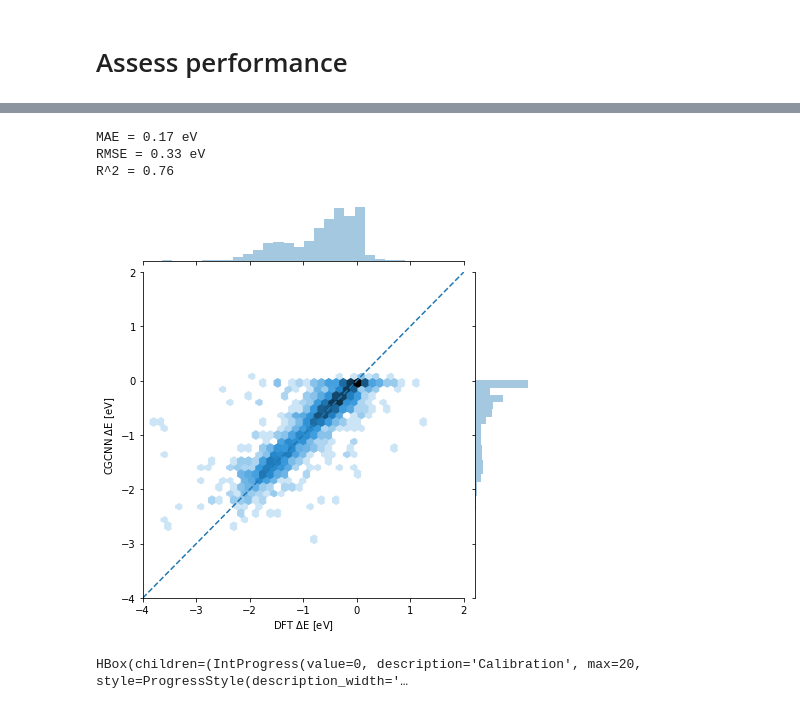
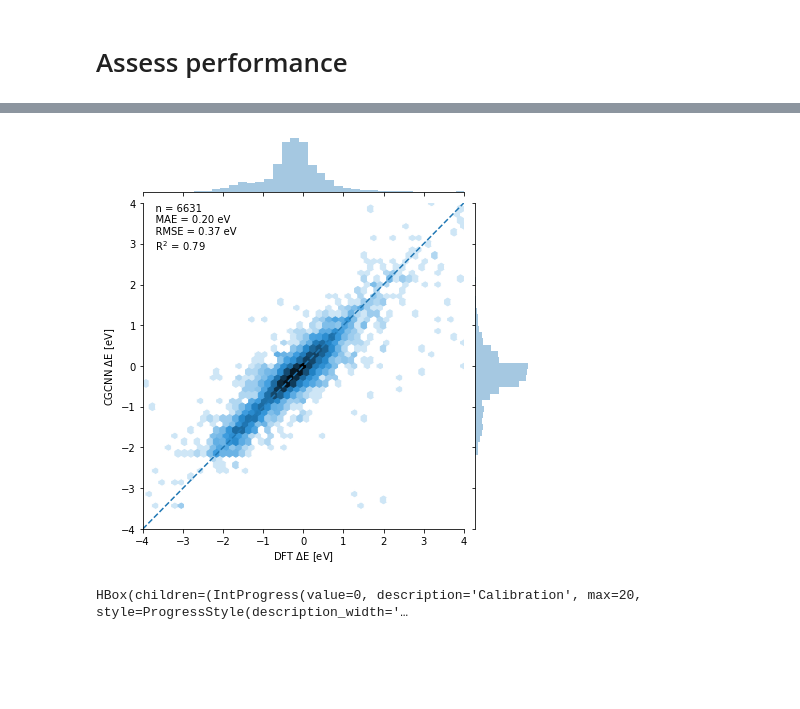
Before and after one commit to ulissigroup/uncertainty_benchmarking, a Jupyter notebook: PFGP/pfgp.ipynb, the cells around one changed output, grey strips where cells are left out. Cells and saved outputs as stored; diff of their text form; code cells hidden in the pictures; blank space fills up the shorter version.

```diff
--- a/PFGP/pfgp.ipynb
+++ b/PFGP/pfgp.ipynb
@@ -191,4 +201,4 @@ likelihood.eval()
 
 # Make the predictions
 with torch.no_grad(), gpytorch.settings.fast_pred_var():
-    preds = model(input_val)
+    %time preds = model(input_val)
@@ -195,37 +208,42 @@ with torch.no_grad(), gpytorch.settings.fast_pred_var():
-# %%
-%matplotlib inline
-import numpy as np
-from sklearn.metrics import mean_absolute_error, mean_squared_error, r2_score
-import seaborn as sns
-
-
-# Calculate the error metrics
-targets_pred = net.predict(sdts_val).reshape(-1)
-mae = mean_absolute_error(targets_val, targets_pred)
-rmse = np.sqrt(mean_squared_error(targets_val, targets_pred))
-r2 = r2_score(targets_val, targets_pred)
-
-# Report
-print('MAE = %.2f eV' % mae)
-print('RMSE = %.2f eV' % rmse)
-print('R^2 = %.2f' % r2)
-
-# Plot
-lims = [-4, 2]
-grid = sns.jointplot(targets_val.reshape(-1), targets_pred,
-                     kind='hex',
-                     bins='log',
-                     extent=lims+lims)
-_ = grid.ax_joint.set_xlim(lims)
-_ = grid.ax_joint.set_ylim(lims)
-_ = grid.ax_joint.plot(lims, lims, '--')
-_ = grid.ax_joint.set_xlabel('DFT $\Delta$E [eV]')
-_ = grid.ax_joint.set_ylabel('CGCNN $\Delta$E [eV]')
-# %% [output]
-MAE = 0.17 eV
-RMSE = 0.33 eV
-R^2 = 0.76
-[figure, removed]
+# %%
+%matplotlib inline
+import numpy as np
+from sklearn.metrics import mean_absolute_error, mean_squared_error, r2_score
+import seaborn as sns
+
+
+# Parse the predictions
+targets_pred = preds.mean
+
+# Plot
+lims = [-4, 4]
+grid = sns.jointplot(targets_val.reshape(-1), targets_pred,
+                     kind='hex',
+                     bins='log',
+                     extent=lims+lims)
+ax = grid.ax_joint
+_ = ax.set_xlim(lims)
+_ = ax.set_ylim(lims)
+_ = ax.plot(lims, lims, '--')
+_ = ax.set_xlabel('DFT $\Delta$E [eV]')
+_ = ax.set_ylabel('CGCNN $\Delta$E [eV]')
+
+# Calculate the error metrics
+mae = mean_absolute_error(targets_val, targets_pred)
+rmse = np.sqrt(mean_squared_error(targets_val, targets_pred))
+r2 = r2_score(targets_val, targets_pred)
+
+# Report
+text = ('    n = %i\n'
+        '    MAE = %.2f eV\n'
+        '    RMSE = %.2f eV\n'
+        '    R$^2$ = %.2f'
+        % (len(targets_val), mae, rmse, r2))
+_ = ax.text(x=lims[0], y=lims[1], s=text,
+            horizontalalignment='left',
+            verticalalignment='top')
+# %% [output]
+[figure, added]
 # %%
 import numpy as np
 from scipy import stats
```
Also changed, not shown: parts of 17 cells of this notebook, 1 other file.
